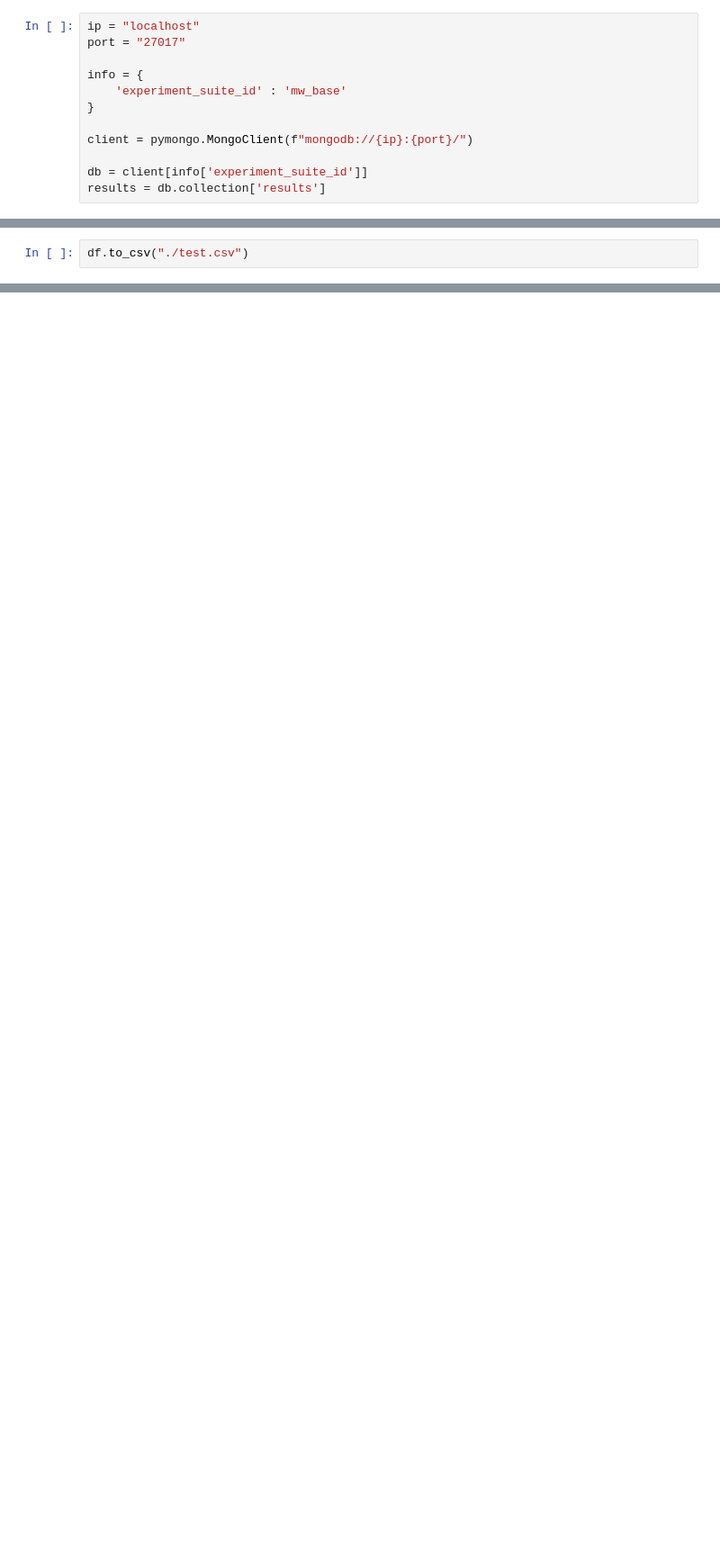
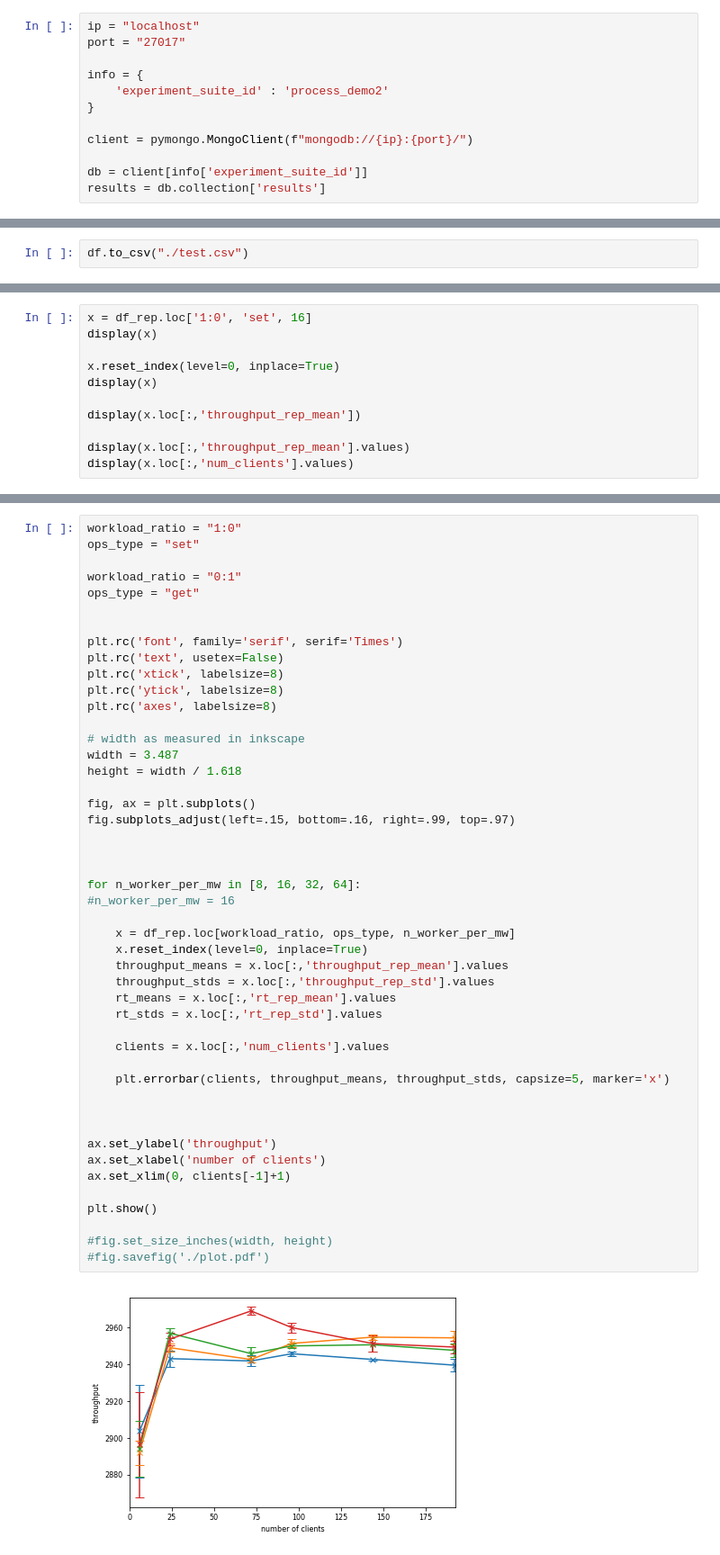
Before and after one commit to nicolas-kuechler/eth-asl-middleware-benchmark-2018, a Jupyter notebook: python/analysis/analysis.ipynb, the cells around one changed output, grey strips where cells are left out. Shown at 90% size. Drawn from its saved outputs; the diff is of its cells as text; blank space fills up the shorter version.

Commit message:
experimental setup adjustments and analysis enhancements

```diff
--- a/python/analysis/analysis.ipynb
+++ b/python/analysis/analysis.ipynb
@@ -30,7 +12,7 @@ ip = "localhost"
 port = "27017"
 
 info = {
-    'experiment_suite_id' : 'mw_base'
+    'experiment_suite_id' : 'process_demo2'
 }
 
 client = pymongo.MongoClient(f"mongodb://{ip}:{port}/")
@@ -306,0 +266,11 @@ ValueError: xy
+# %%
+x = df_rep.loc['1:0', 'set', 16]
+display(x)
+
+x.reset_index(level=0, inplace=True)
+display(x)
+
+display(x.loc[:,'throughput_rep_mean'])
+
+display(x.loc[:,'throughput_rep_mean'].values)
+display(x.loc[:,'num_clients'].values)
@@ -306,0 +303,49 @@ ValueError: xy
+# %%
+workload_ratio = "1:0"
+ops_type = "set"
+
+workload_ratio = "0:1"
+ops_type = "get"
+
+
+plt.rc('font', family='serif', serif='Times')
+plt.rc('text', usetex=False)
+plt.rc('xtick', labelsize=8)
+plt.rc('ytick', labelsize=8)
+plt.rc('axes', labelsize=8)
+
+# width as measured in inkscape
+width = 3.487
+height = width / 1.618
+
+fig, ax = plt.subplots()
+fig.subplots_adjust(left=.15, bottom=.16, right=.99, top=.97)
+
+
+
+for n_worker_per_mw in [8, 16, 32, 64]:
+#n_worker_per_mw = 16
+
+    x = df_rep.loc[workload_ratio, ops_type, n_worker_per_mw]
+    x.reset_index(level=0, inplace=True)
+    throughput_means = x.loc[:,'throughput_rep_mean'].values
+    throughput_stds = x.loc[:,'throughput_rep_std'].values
+    rt_means = x.loc[:,'rt_rep_mean'].values
+    rt_stds = x.loc[:,'rt_rep_std'].values
+
+    clients = x.loc[:,'num_clients'].values
+
+    plt.errorbar(clients, throughput_means, throughput_stds, capsize=5, marker='x')
+
+
+
+ax.set_ylabel('throughput')
+ax.set_xlabel('number of clients')
+ax.set_xlim(0, clients[-1]+1)
+
+plt.show()
+
+#fig.set_size_inches(width, height)
+#fig.savefig('./plot.pdf')
+# %% [output]
+[figure, added]
```
Also changed, not shown: parts of 15 cells of this notebook, 3 other files.
